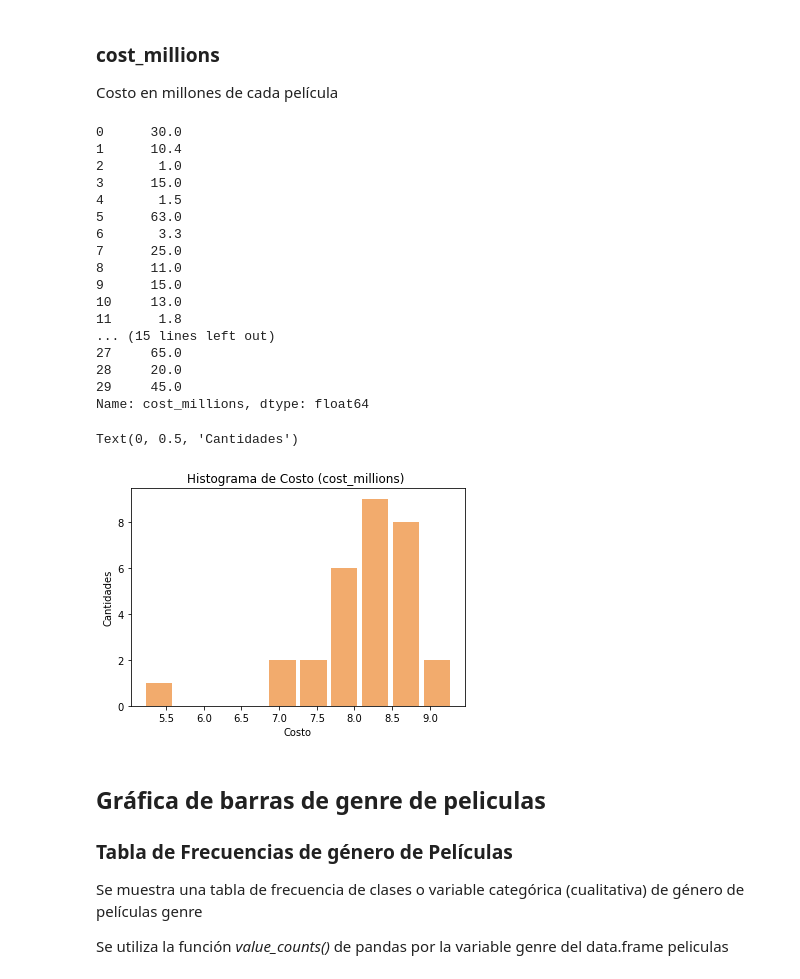
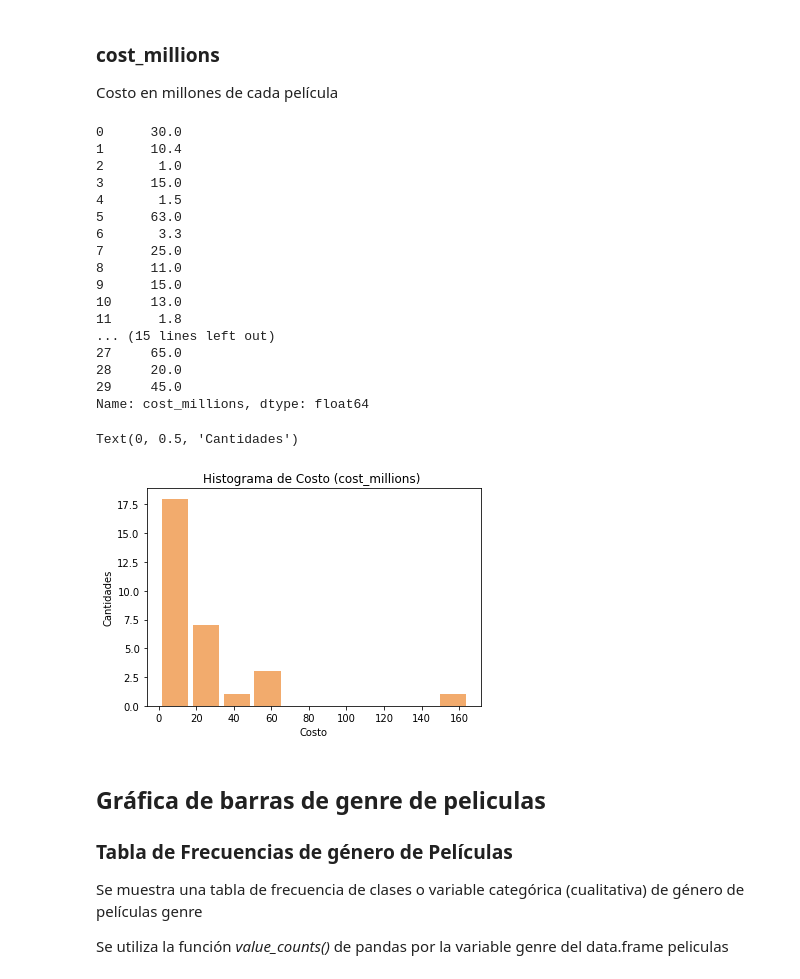
Before and after one commit to rpizarrog/Analisis-Inteligente-de-datos, a Jupyter notebook: bloc de notas/Caso_2_Análisis_Descriptivo_de_películas.ipynb, the cells around one changed output. Cells and saved outputs as stored; diff of their text form; code cells hidden in the pictures.

```diff
--- a/bloc de notas/Caso_2_Análisis_Descriptivo_de_películas.ipynb
+++ b/bloc de notas/Caso_2_Análisis_Descriptivo_de_películas.ipynb
@@ -135,31 +135,31 @@ Costo en millones de cada película
 # %%
 costo = peliculas.loc[:, 'cost_millions']
 print(costo)
 
-plot.hist(x=rating,color='#F2AB6D', rwidth=0.85)
+plot.hist(x=costo,color='#F2AB6D', rwidth=0.85)
 plot.title('Histograma de Costo (cost_millions) ')
 plot.xlabel('Costo')
 plot.ylabel('Cantidades')
 # %% [output]
 0      30.0
 1      10.4
 2       1.0
 3      15.0
 4       1.5
 5      63.0
 6       3.3
 7      25.0
 8      11.0
 9      15.0
 10     13.0
 11      1.8
 ... (15 lines left out)
 27     65.0
 28     20.0
 29     45.0
 Name: cost_millions, dtype: float64
 Text(0, 0.5, 'Cantidades')
-[figure, old version]
+[figure, new version]
 # %% [markdown]
 ## Gráfica de barras de genre de peliculas
 ### Tabla de Frecuencias de género de Películas
```
